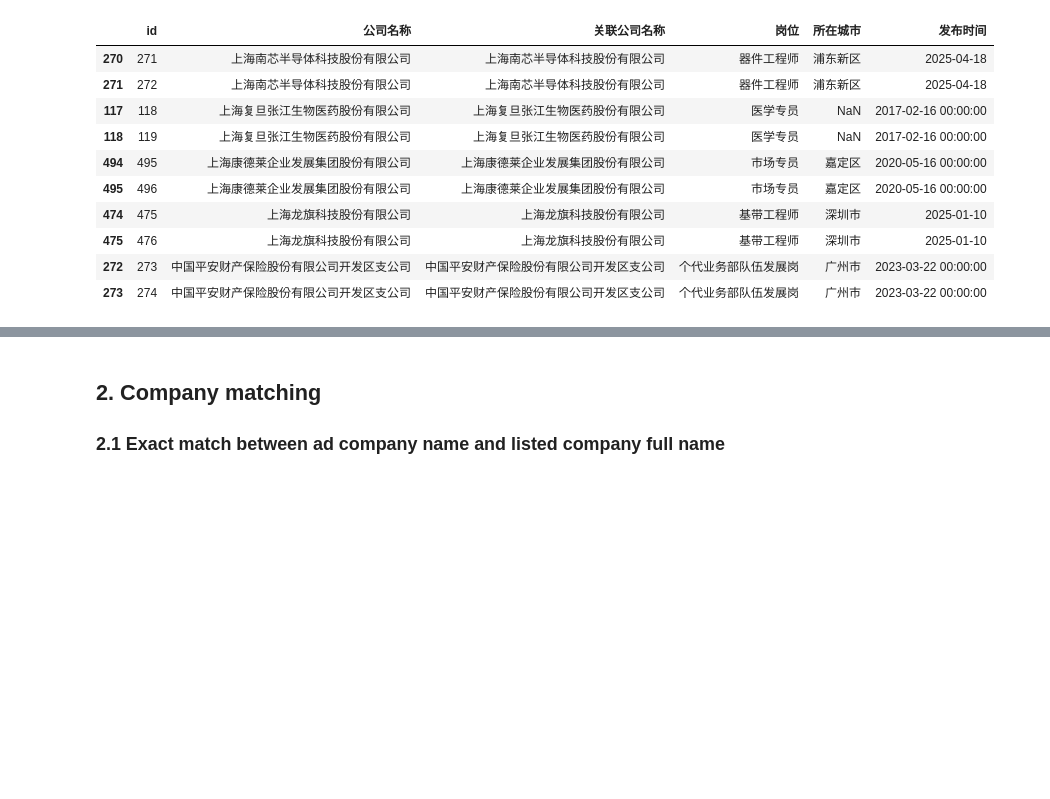
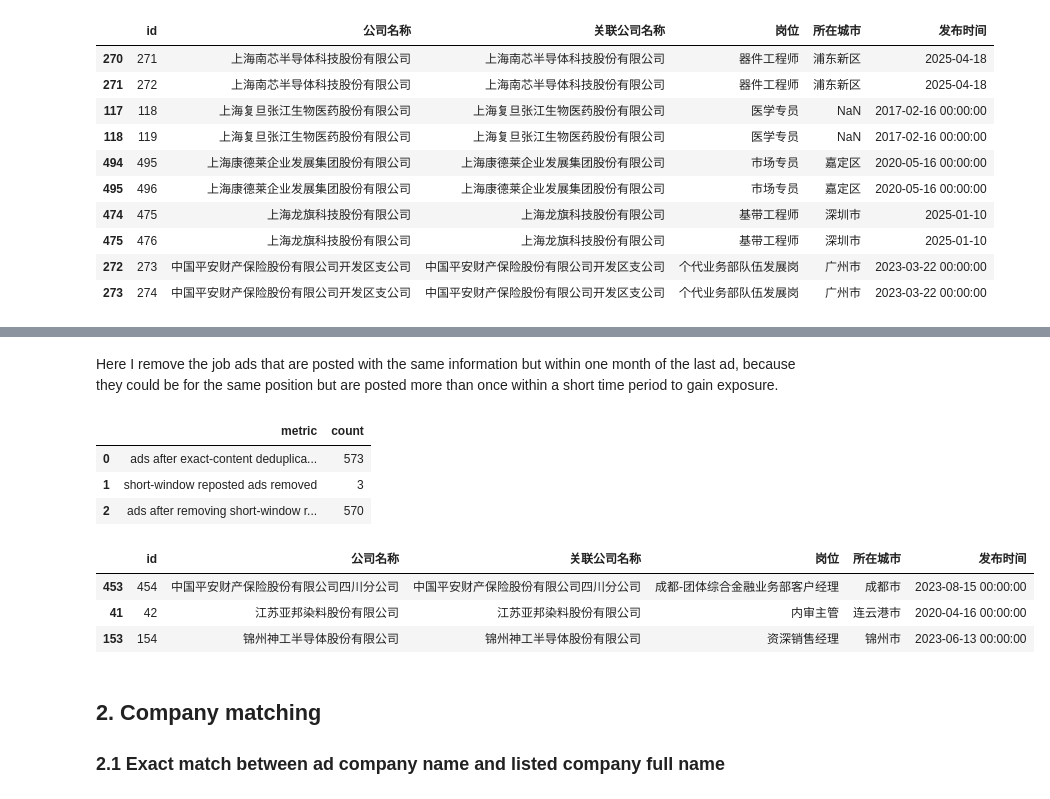
Before and after one commit to guozhan11/Guo-Zhan-RA-Task, a Jupyter notebook: code/data_analysis.ipynb, the cells around one changed output, grey strips where cells are left out. Drawn from its saved outputs; the diff is of its cells as text; code cells hidden in the pictures; blank space fills up the shorter version.

```diff
--- a/code/data_analysis.ipynb
+++ b/code/data_analysis.ipynb
@@ -123,3 +196,68 @@ duplicate_rows[["id", "公司名称", "关联公司名称", "岗位", "所在城
+# %% [markdown]
+Here I remove the job ads that are posted with the same information but within one month of the last ad, because they could be for the same position but are posted more than once within a short time period to gain exposure.
+# %%
+short_repost_key_cols = ["公司名称", "关联公司名称", "岗位", "所在城市"]
+
+short_repost_check = ads_dedup.copy()
+short_repost_check["posting_date_parsed"] = pd.to_datetime(
+    short_repost_check["发布时间"],
+    errors="coerce",
+    format="mixed",
+)
+short_repost_check = short_repost_check.sort_values(
+    short_repost_key_cols + ["posting_date_parsed", "id"],
+    na_position="last",
+)
+
+short_repost_indices_to_remove = []
+last_posting_date_by_group = {}
+
+for row_index, row in short_repost_check.iterrows():
+    group_key = tuple(row[col] if pd.notna(row[col]) else "<NA>" for col in short_repost_key_cols)
+    posting_date = row["posting_date_parsed"]
+    previous_posting_date = last_posting_date_by_group.get(group_key)
+
+    if (
+        previous_posting_date is not None
+        and pd.notna(posting_date)
+        and pd.notna(previous_posting_date)
+        and posting_date <= previous_posting_date + pd.DateOffset(months=1)
+    ):
+        short_repost_indices_to_remove.append(row_index)
+
+    last_posting_date_by_group[group_key] = posting_date
+
+short_reposted_ads_removed = short_repost_check.loc[short_repost_indices_to_remove].copy()
+ads_dedup = ads_dedup.drop(index=short_repost_indices_to_remove).copy()
+
+short_repost_dedup_summary = pd.DataFrame(
+    {
+        "metric": [
+            "ads after exact-content deduplication",
+            "short-window reposted ads removed",
+            "ads after removing short-window reposts",
+        ],
+        "count": [
+            len(short_repost_check),
+            len(short_reposted_ads_removed),
+            len(ads_dedup),
+        ],
+    }
+)
+
+display(short_repost_dedup_summary)
+short_reposted_ads_removed[
+    ["id", "公司名称", "关联公司名称", "岗位", "所在城市", "发布时间"]
+]
+# %% [output]
+|  | metric | count |
+| 0 | ads after exact-content deduplica... | 573 |
+| 1 | short-window reposted ads removed | 3 |
+| 2 | ads after removing short-window r... | 570 |
+|  | id | 公司名称 | 关联公司名称 | 岗位 | 所在城市 | 发布时间 |
+| 453 | 454 | 中国平安财产保险股份有限公司四川分公司 | 中国平安财产保险股份有限公司四川分公司 | 成都-团体综合金融业务部客户经理 | 成都市 | 2023-08-15 00:00:00 |
+| 41 | 42 | 江苏亚邦染料股份有限公司 | 江苏亚邦染料股份有限公司 | 内审主管 | 连云港市 | 2020-04-16 00:00:00 |
+| 153 | 154 | 锦州神工半导体股份有限公司 | 锦州神工半导体股份有限公司 | 资深销售经理 | 锦州市 | 2023-06-13 00:00:00 |
 # %% [markdown]
 ## 2. Company matching
 
```
Also changed, not shown: parts of 14 cells of this notebook, 23 other files.
